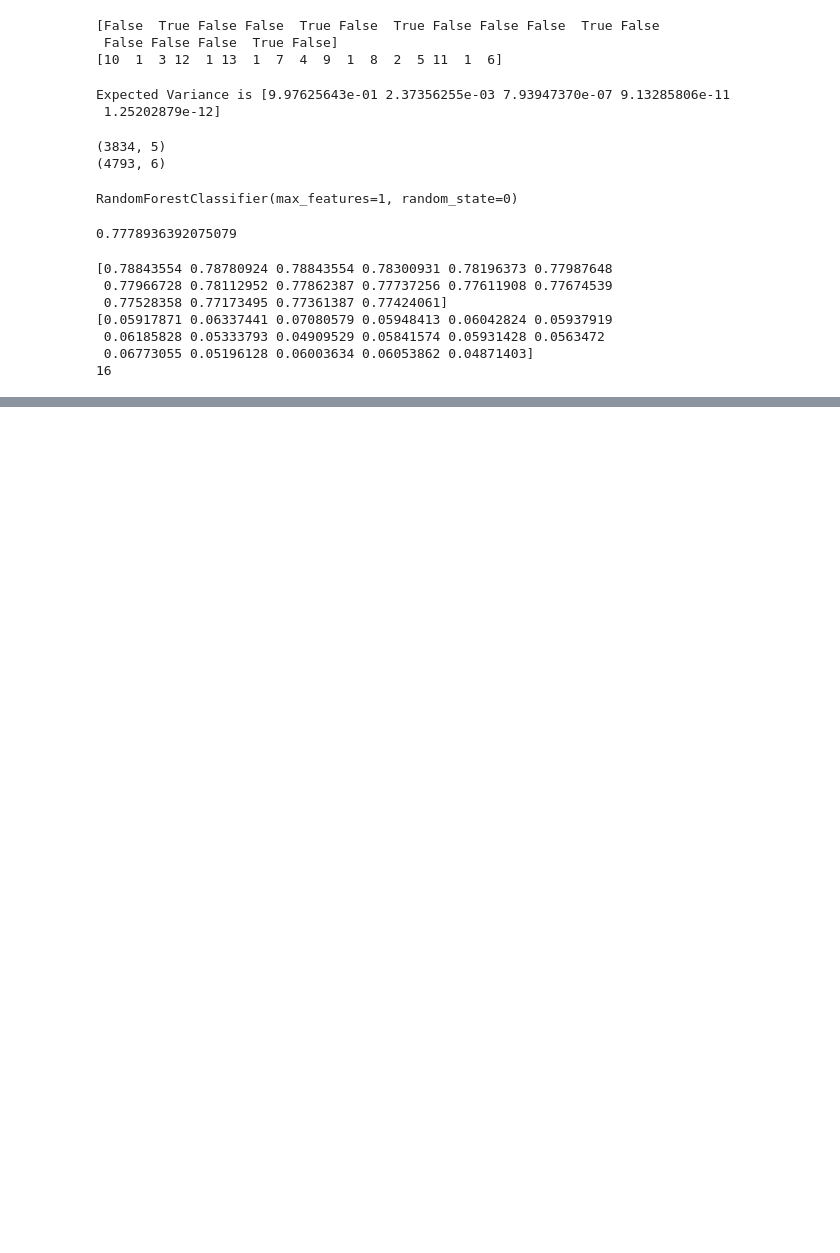
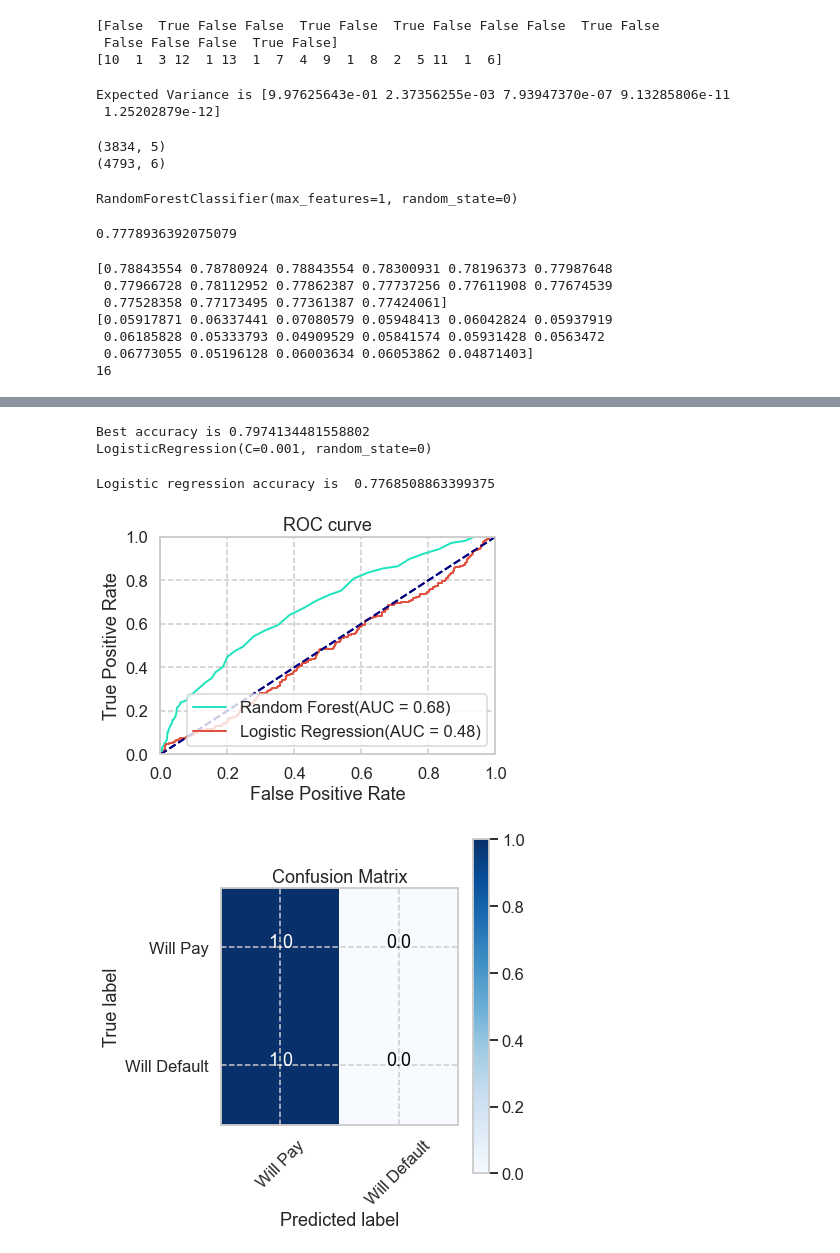
Before and after one commit to ucgmv/FINALPROJECT, a Jupyter notebook: SeiLa.ipynb, the cells around one changed output, grey strips where cells are left out. Cells and saved outputs as stored; diff of their text form; code cells hidden in the pictures; blank space fills up the shorter version.

```diff
--- a/SeiLa.ipynb
+++ b/SeiLa.ipynb
@@ -301,0 +303,35 @@ plt.show()
+# %%
+from sklearn.model_selection import GridSearchCV
+def cross_validation_best_parameters(model, param_grid):
+    grid = GridSearchCV(model, param_grid,cv=10, scoring='accuracy')
+    X=data_clean.iloc[:,:-1].values
+    y=data_clean.iloc[:,-1].values
+    grid.fit(X,y)
+    mean_scores = [result for result in grid.cv_results_['mean_test_score']]
+    return mean_scores,grid.best_score_,grid.best_estimator_
+logreg = linear_model.LogisticRegression(random_state=0)
+c=[0.001, 0.01, 0.1, 1, 10, 100, 1000]
+param_grid = dict(C=c)
+mean_scores,Best_Accuracy, Best_classifier = cross_validation_best_parameters(logreg,param_grid)
+print("Best accuracy is "+ str(Best_Accuracy))
+print(Best_classifier)
+# %% [output]
+Best accuracy is 0.7974134481558802
+LogisticRegression(C=0.001, random_state=0)
+# %%
+clf_LR = linear_model.LogisticRegression(C=Best_classifier.C)
+clf_LR.fit(X_train,y_train)
+LR_Predict = clf_LR.predict_proba(X_test)[:,1]
+LR_Predict_bin = clf_LR.predict(X_test)
+LR_Accuracy = accuracy_score(y_test,LR_Predict.round())
+print("Logistic regression accuracy is ",LR_Accuracy)
+plotAUC(y_test,rfPredictproba, 'Random Forest')
+plotAUC(y_test,LR_Predict,'Logistic Regression')
+plt.show()
+plt.figure(figsize=(6,6))
+plot_confusion_matrix(LR_Predict_bin, normalize=True)
+plt.show()
+# %% [output]
+Logistic regression accuracy is  0.7768508863399375
+[figure, added]
+[figure, added]
```
Also changed, not shown: parts of 6 cells of this notebook.
